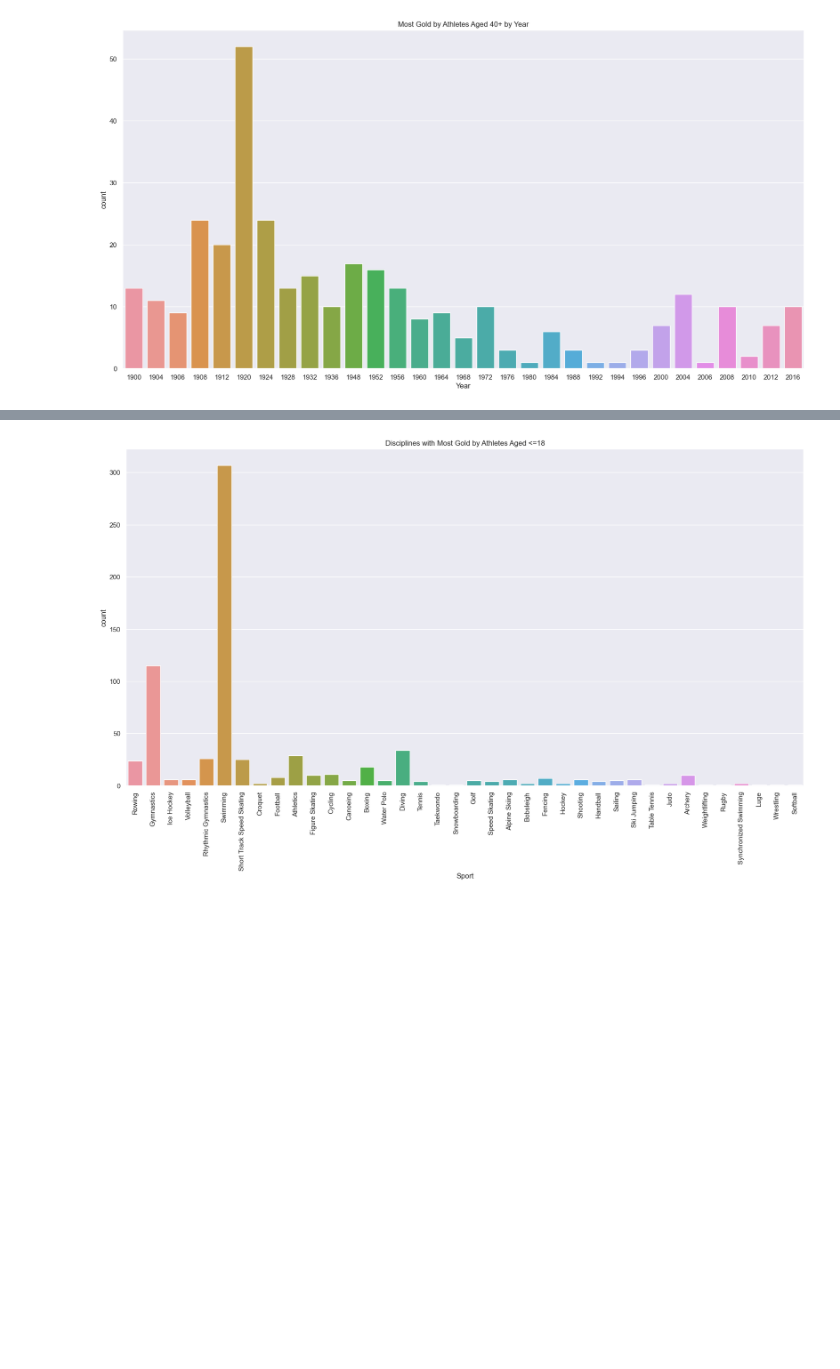
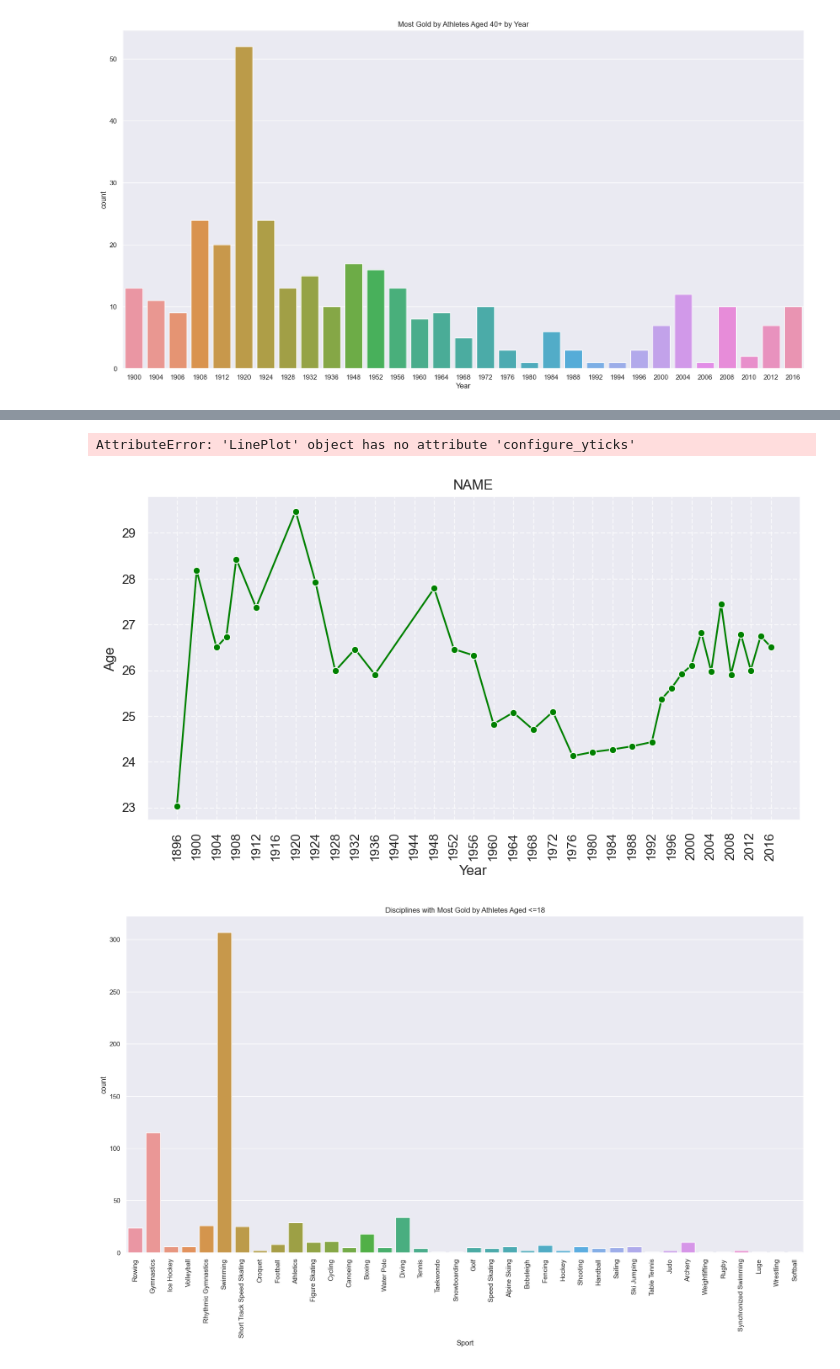
Before and after one commit to kilciukas/Olympic_dataset_exploration, a Jupyter notebook: Notebook_v2/Olimpines_notebook_v2.ipynb, the cells around one changed output, grey strips where cells are left out. Cells and saved outputs as stored; diff of their text form; code cells hidden in the pictures; blank space fills up the shorter version.

```diff
--- a/Notebook_v2/Olimpines_notebook_v2.ipynb
+++ b/Notebook_v2/Olimpines_notebook_v2.ipynb
@@ -444,7 +444,8 @@ goldMedals.head()
 | 20 | Kjetil Andr Aamodt | M | 20.0 | 176.0 | 85.0 | Norway | NOR | 1992 Winter | 1992 | Winter | Albertville | ... |
 # %%
 goldMedals_dropedna = main[(main['Medal'] == 'Gold')]
-goldMedals_dropedna[np.isfinite(goldMedals_dropedna['Age'])]
+goldMedals_dropedna = goldMedals_dropedna[np.isfinite(goldMedals_dropedna['Age'])]
+goldMedals_dropedna['Age'] = goldMedals_dropedna['Age'].astype(int)
 plt.figure(figsize=(20, 10))
 sns.countplot(data=goldMedals_dropedna, x='Age')
 plt.title('Gold Medal distribution by Age')
@@ -507,3 +501,7 @@ plt.title('Most Gold by Athletes Aged 40+ by Year')
 # %% [output]
 Text(0.5, 1.0, 'Most Gold by Athletes Aged 40+ by Year')
 [figure]
+# %%
+average_age_by_year = goldMedals_dropedna.groupby('Year')['Age'].mean()
+average_age_by_year = average_age_by_year.to_frame()
+average_age_by_year.head()
@@ -510,3 +516,11 @@ Text(0.5, 1.0, 'Most Gold by Athletes Aged 40+ by Year')
+# %%
+yearaverage_lineplot = LinePlot(x='Year', y='Age', data = average_age_by_year)
+yearaverage_lineplot.create_line_plot(title='NAME')
+yearaverage_lineplot.configure_xticks(min_year=1896,max_year=2016,step=4)
+yearaverage_lineplot.configure_yticks(min=23,max=32,step=1)
+# %% [output]
+AttributeError: 'LinePlot' object has no attribute 'configure_yticks'
+[figure, added]
 # %%
 younger_18 = (goldMedals_dropedna["Age"] <= 18).sum()
 # %%
```
Also changed, not shown: parts of 4 cells of this notebook, 1 other file.
